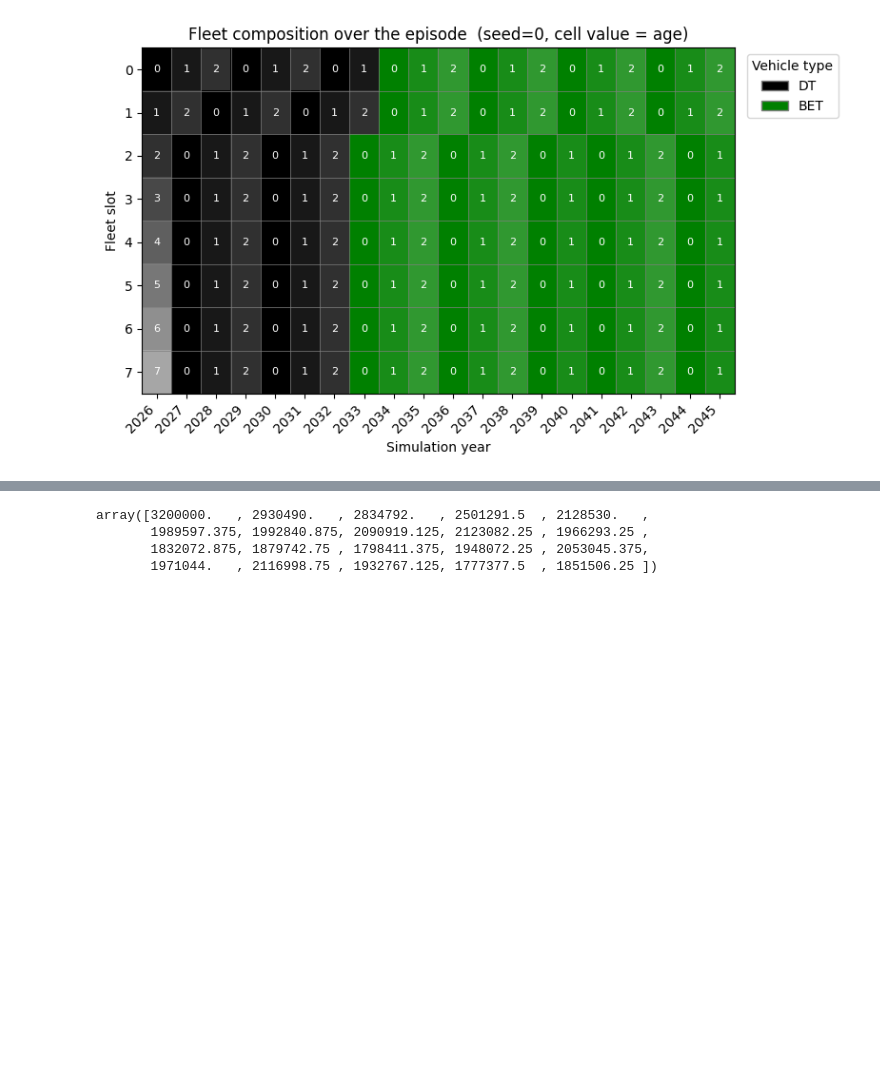
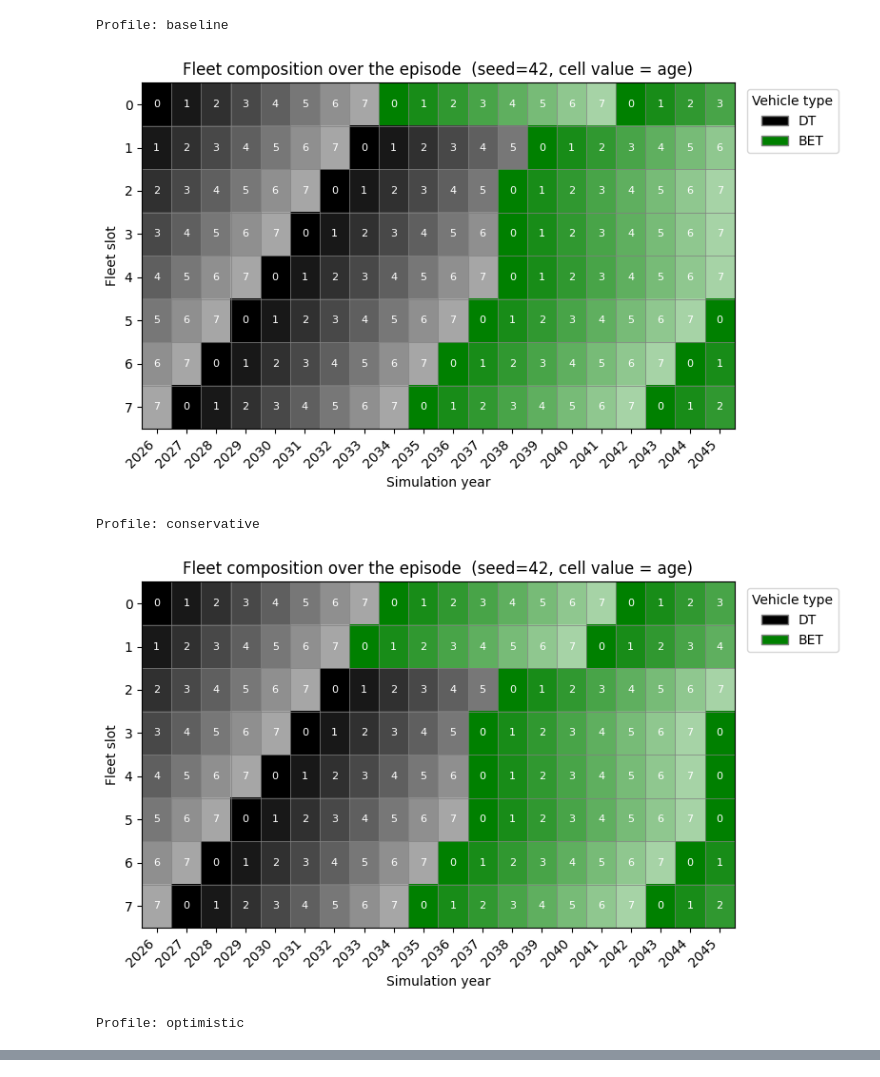
Before and after one commit to simfro/fleet-replacement, a Jupyter notebook: notebooks/analyse_episode.ipynb, the cells around one changed output, grey strips where cells are left out. Cells and saved outputs as stored; diff of their text form; code cells hidden in the pictures; blank space fills up the shorter version.

```diff
--- a/notebooks/analyse_episode.ipynb
+++ b/notebooks/analyse_episode.ipynb
@@ -2,13 +2,24 @@
 from pathlib import Path
 import pickle
 
-results_path = Path("../results/batch_env_myopic_20260608_145548/episode_0000.pkl")
-# results_path = Path(
-#     "../results/important/2000/batch_env_lookahead_baseline_20260609_170434/episode_0000.pkl"
-# )
+results_root = Path("../results/important/2000")
+profiles = ["baseline", "conservative", "optimistic"]
 
-with results_path.open("rb") as f:
-    results = pickle.load(f)
+episode_paths = {}
+for profile_name in profiles:
+    matches = sorted(
+        results_root.glob(f"batch_env_lookahead_{profile_name}_*/episode_0042.pkl")
+    )
+    if not matches:
+        raise FileNotFoundError(
+            f"No episode_0042.pkl found for profile={profile_name!r} under {results_root}"
+        )
+    episode_paths[profile_name] = matches[-1]
 
-results
+episode_records = {}
+for profile_name, results_path in episode_paths.items():
+    with results_path.open("rb") as f:
+        episode_records[profile_name] = pickle.load(f)
+
+episode_paths
 # %% [output]
@@ -38,5 +64,11 @@ results.to_dataframe()
 from plot_helpers import plot_episode_fleet_composition
 # %%
-plot_episode_fleet_composition(results)
+for profile_name, record in episode_records.items():
+    print(f"Profile: {profile_name}")
+    plot_episode_fleet_composition(record)
 # %% [output]
+Profile: baseline
-[figure, old version]
+[figure, new version]
+Profile: conservative
+[figure, added]
+Profile: optimistic
@@ -43,7 +75,0 @@ plot_episode_fleet_composition(results)
-# %%
-results.purchase_prices_BET
-# %% [output]
-array([3200000.   , 2930490.   , 2834792.   , 2501291.5  , 2128530.   ,
-       1989597.375, 1992840.875, 2090919.125, 2123082.25 , 1966293.25 ,
-       1832072.875, 1879742.75 , 1798411.375, 1948072.25 , 2053045.375,
-       1971044.   , 2116998.75 , 1932767.125, 1777377.5  , 1851506.25 ])
```
Also changed, not shown: parts of 4 cells of this notebook, 26 other files.
